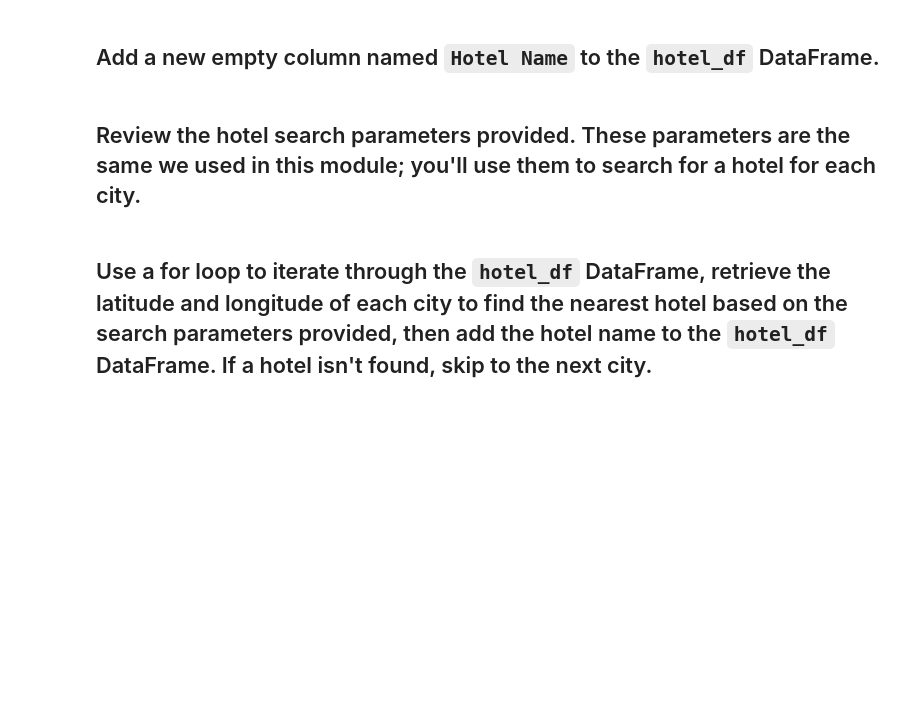
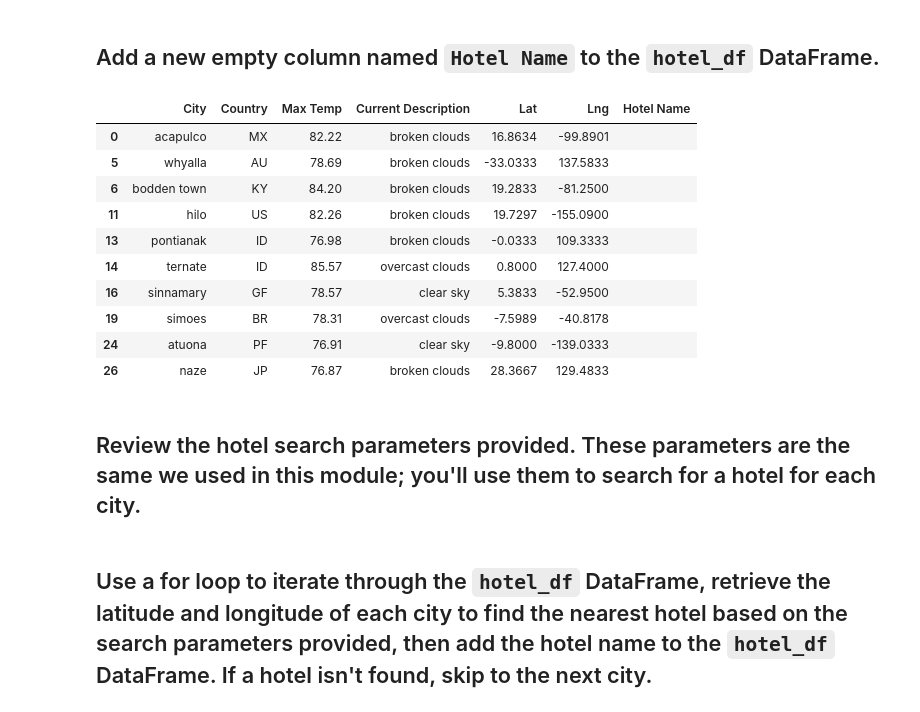
Before and after one commit to fze484/World_Weather_Analysis, a Jupyter notebook: weather_database/Vacation_Search.ipynb, the cells around one changed output. Cells and saved outputs as stored; diff of their text form; code cells hidden in the pictures; blank space fills up the shorter version.

```diff
--- a/weather_database/Vacation_Search.ipynb
+++ b/weather_database/Vacation_Search.ipynb
@@ -140,10 +140,22 @@ hotel_df.head()
 ## Add a new empty column named `Hotel Name` to the `hotel_df` DataFrame.
 # %%
 # Add a new empty column, "Hotel Name", to the hotel_df DataFrame
-# YOUR CODE HERE
+hotel_df["Hotel Name"] = ""
 
 # Display sample data
-# YOUR CODE HERE
+hotel_df.head(10)
+# %% [output]
+|  | City | Country | Max Temp | Current Description | Lat | Lng | Hotel Name |
+| 0 | acapulco | MX | 82.22 | broken clouds | 16.8634 | -99.8901 |  |
+| 5 | whyalla | AU | 78.69 | broken clouds | -33.0333 | 137.5833 |  |
+| 6 | bodden town | KY | 84.20 | broken clouds | 19.2833 | -81.2500 |  |
+| 11 | hilo | US | 82.26 | broken clouds | 19.7297 | -155.0900 |  |
+| 13 | pontianak | ID | 76.98 | broken clouds | -0.0333 | 109.3333 |  |
+| 14 | ternate | ID | 85.57 | overcast clouds | 0.8000 | 127.4000 |  |
+| 16 | sinnamary | GF | 78.57 | clear sky | 5.3833 | -52.9500 |  |
+| 19 | simoes | BR | 78.31 | overcast clouds | -7.5989 | -40.8178 |  |
+| 24 | atuona | PF | 76.91 | clear sky | -9.8000 | -139.0333 |  |
+| 26 | naze | JP | 76.87 | broken clouds | 28.3667 | 129.4833 |  |
 # %% [markdown]
 ## Review the hotel search parameters provided. These parameters are the same we used in this module; you'll use them to search for a hotel for each city.
 # %%
```
Also changed, not shown: parts of 13 cells of this notebook, 4 other files.
